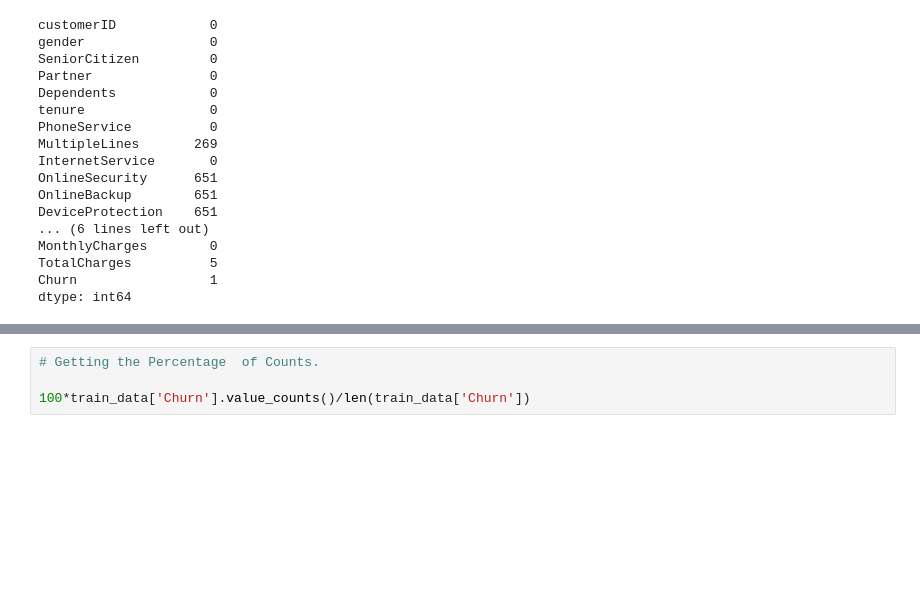
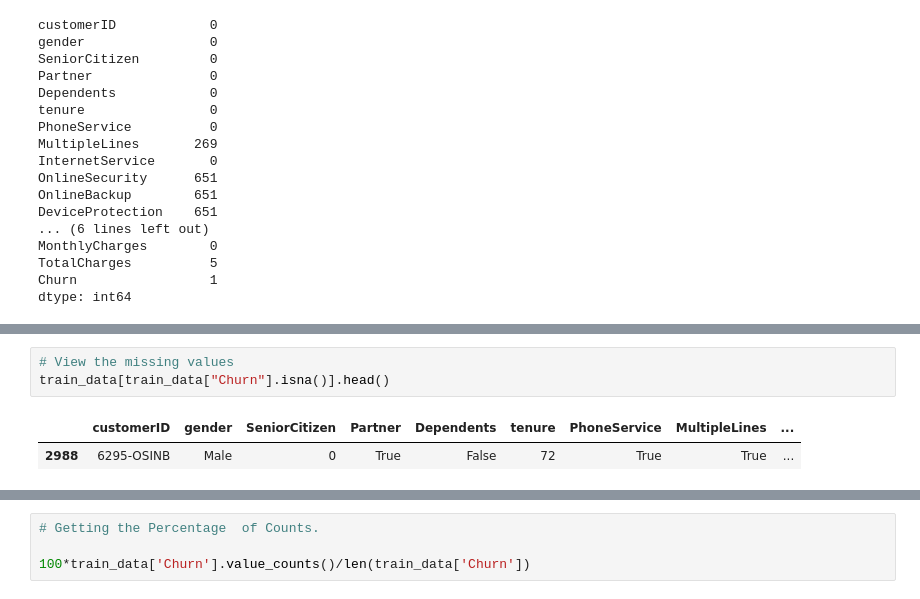
Before and after one commit to Josiegithub/Customer-Churn-Analysis, a Jupyter notebook: Notebook/notebook.ipynb, the cells around one changed output, grey strips where cells are left out. Cells and saved outputs as stored; diff of their text form; blank space fills up the shorter version.

```diff
--- a/Notebook/notebook.ipynb
+++ b/Notebook/notebook.ipynb
@@ -300,0 +387,6 @@ missing
+# %%
+# View the missing values
+train_data[train_data["Churn"].isna()].head()
+# %% [output]
+|  | customerID | gender | SeniorCitizen | Partner | Dependents | tenure | PhoneService | MultipleLines | ... |
+| 2988 | 6295-OSINB | Male | 0 | True | False | 72 | True | True | ... |
```
Also changed, not shown: parts of 21 cells of this notebook, 1 other file.
